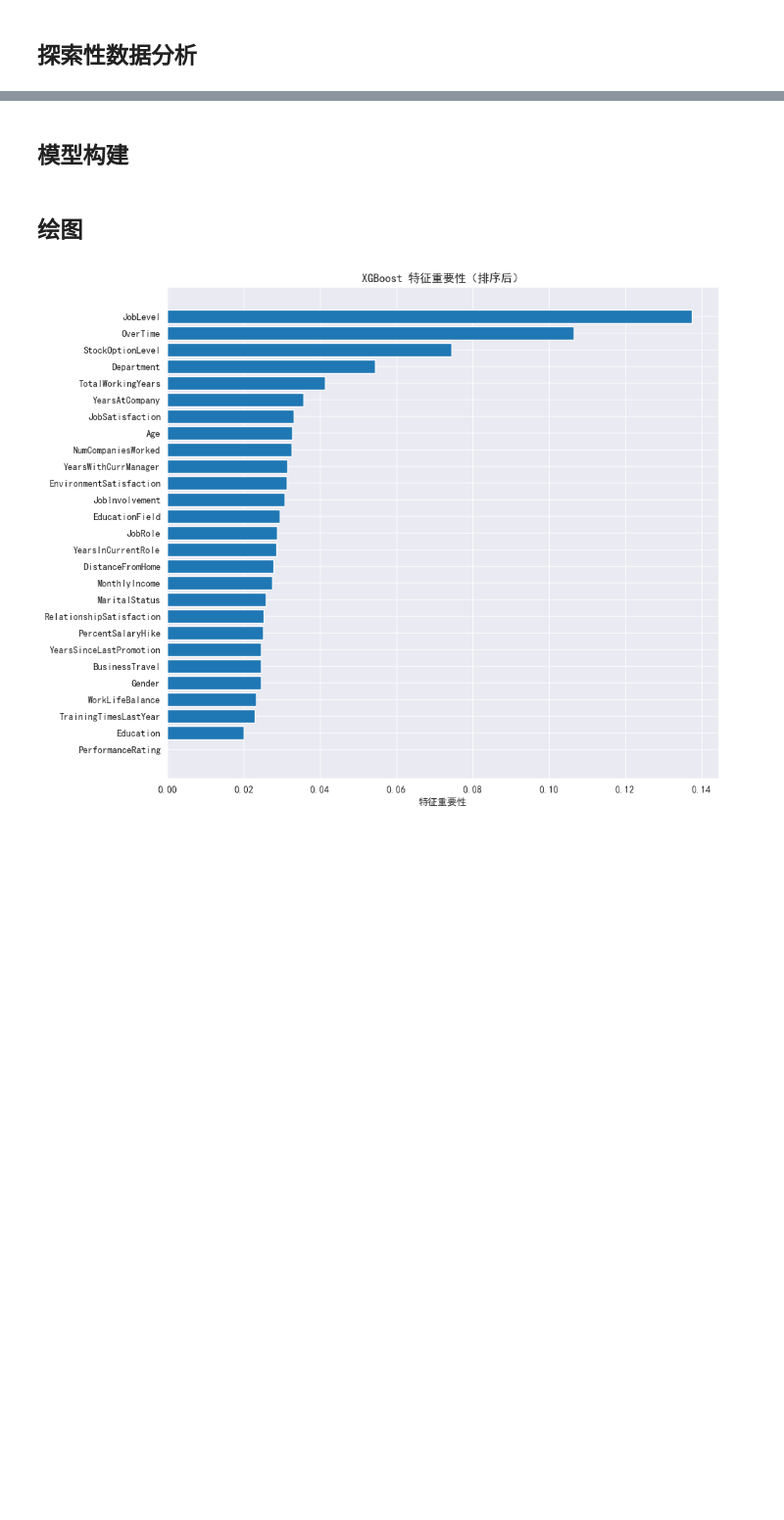
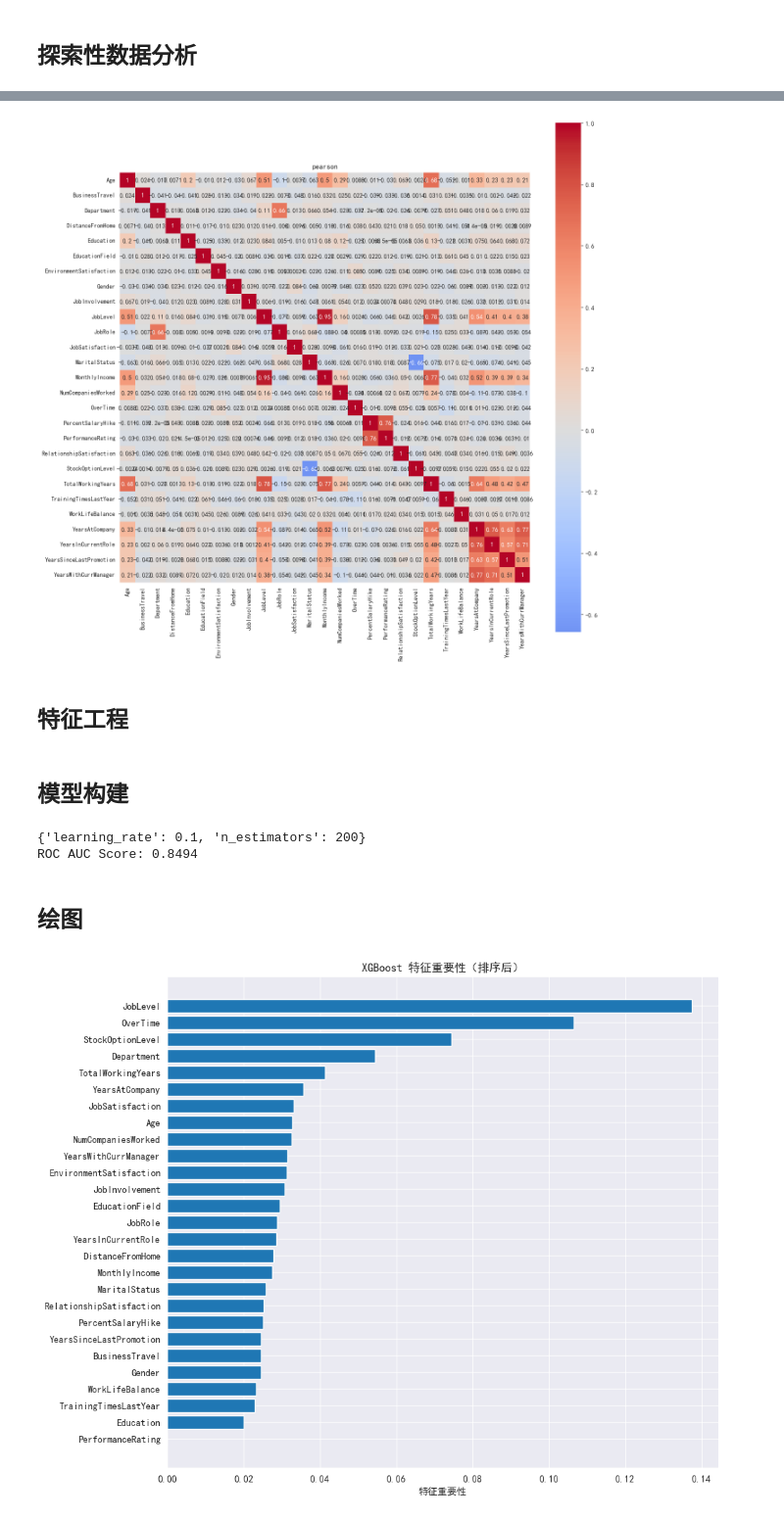
Before and after one commit to KARPED1EM/ITHM-MLProjects, a Jupyter notebook: Brain Drain.ipynb, the cells around one changed output, grey strips where cells are left out. Shown at 98% size. Saved outputs shown, nothing was run; the diff lists cells and outputs as text; code cells hidden in the pictures; blank space fills up the shorter version.

```diff
--- a/Brain Drain.ipynb
+++ b/Brain Drain.ipynb
@@ -80,0 +122,18 @@ for i in x_test.columns:
+# %%
+import seaborn as sns
+corr_matrix = x.corr()
+
+# 使用热图可视化
+plt.figure(figsize=(15 ,15))
+sns.heatmap(corr_matrix,
+            annot=True,      # 显示数值
+            cmap='coolwarm', # 颜色方案
+            center=0,        # 颜色中心点
+            square=True)     # 正方形单元格
+plt.title('pearson')
+plt.tight_layout()
+plt.show()
+# %% [output]
+[figure, added]
+# %% [markdown]
+## 特征工程
@@ -84,13 +155,22 @@ for i in x_test.columns:
 from sklearn.model_selection import GridSearchCV
 from xgboost import XGBRegressor, XGBClassifier
 
-param_grid={
-    'n_estimators': [10, 20,50,100,150,200] ,# 正则化强度
-    'learning_rate':[0.1,0.5,1]}
 
 model=XGBClassifier()
+param_grid={
+    'n_estimators': [10, 20,50,100,150,200] ,
+    'learning_rate':[0.1,0.5,1]}
+# 网格搜索
 grid_search=GridSearchCV(estimator=model,param_grid=param_grid,cv=4)
 grid_search.fit(x,y)
 # y_pred=grid_search.predict(x_test)
 print(grid_search.best_params_)
 bmodel=grid_search.best_estimator_
+
+from sklearn.metrics import roc_auc_score
+y_pred_proba=bmodel.predict_proba(x_test)[:,1]
+r_a=roc_auc_score(y_test, y_pred_proba)
+print(f"ROC AUC Score: {r_a:.4f}")
+# %% [output]
+{'learning_rate': 0.1, 'n_estimators': 200}
+ROC AUC Score: 0.8494
```
Also changed, not shown: parts of 25 cells of this notebook.
